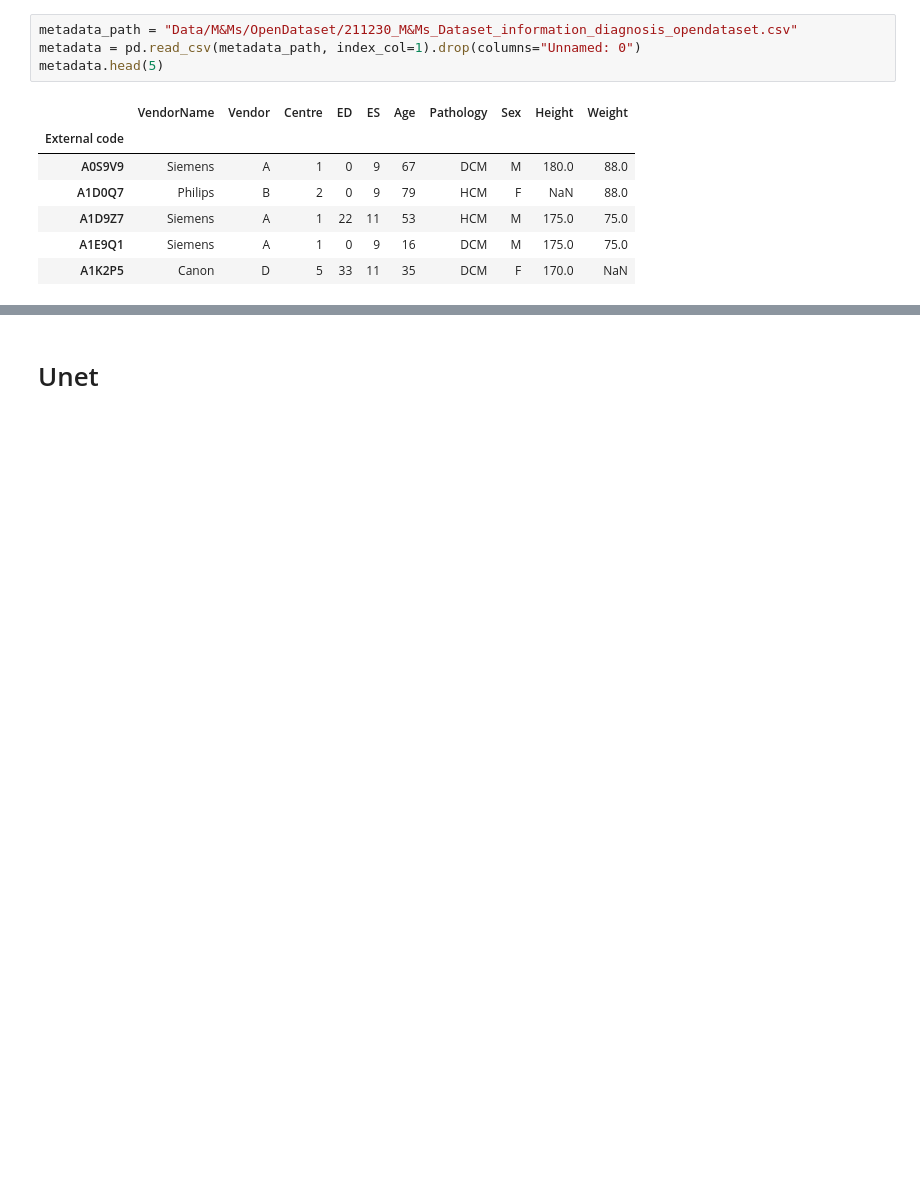
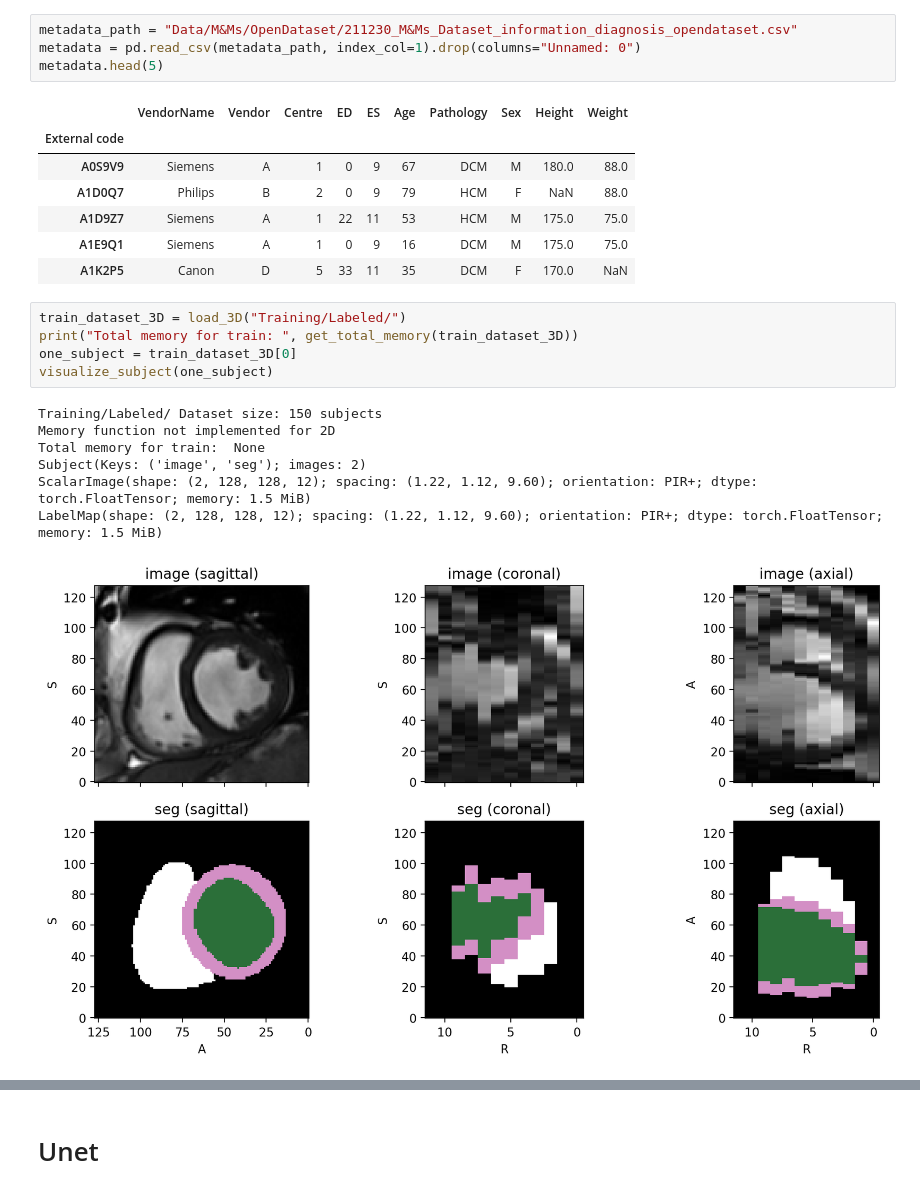
Before and after one commit to MAHDI-Imen/M-M, a Jupyter notebook: M_M.ipynb, the cells around one changed output, grey strips where cells are left out. Cells and saved outputs as stored; diff of their text form; blank space fills up the shorter version.

```diff
--- a/M_M.ipynb
+++ b/M_M.ipynb
@@ -56,3 +58,16 @@ metadata.head(5)
 | A1D9Z7 | Siemens | A | 1 | 22 | 11 | 53 | HCM | M | 175.0 | 75.0 |
 | A1E9Q1 | Siemens | A | 1 | 0 | 9 | 16 | DCM | M | 175.0 | 75.0 |
 | A1K2P5 | Canon | D | 5 | 33 | 11 | 35 | DCM | F | 170.0 | NaN |
+# %%
+train_dataset_3D = load_3D("Training/Labeled/")
+print("Total memory for train: ", get_total_memory(train_dataset_3D))
+one_subject = train_dataset_3D[0]
+visualize_subject(one_subject)
+# %% [output]
+Training/Labeled/ Dataset size: 150 subjects
+Memory function not implemented for 2D
+Total memory for train:  None
+Subject(Keys: ('image', 'seg'); images: 2)
+ScalarImage(shape: (2, 128, 128, 12); spacing: (1.22, 1.12, 9.60); orientation: PIR+; dtype: torch.FloatTensor; memory: 1.5 MiB)
+LabelMap(shape: (2, 128, 128, 12); spacing: (1.22, 1.12, 9.60); orientation: PIR+; dtype: torch.FloatTensor; memory: 1.5 MiB)
+[figure, added]
```
Also changed, not shown: parts of 13 cells of this notebook, 2 other files.
